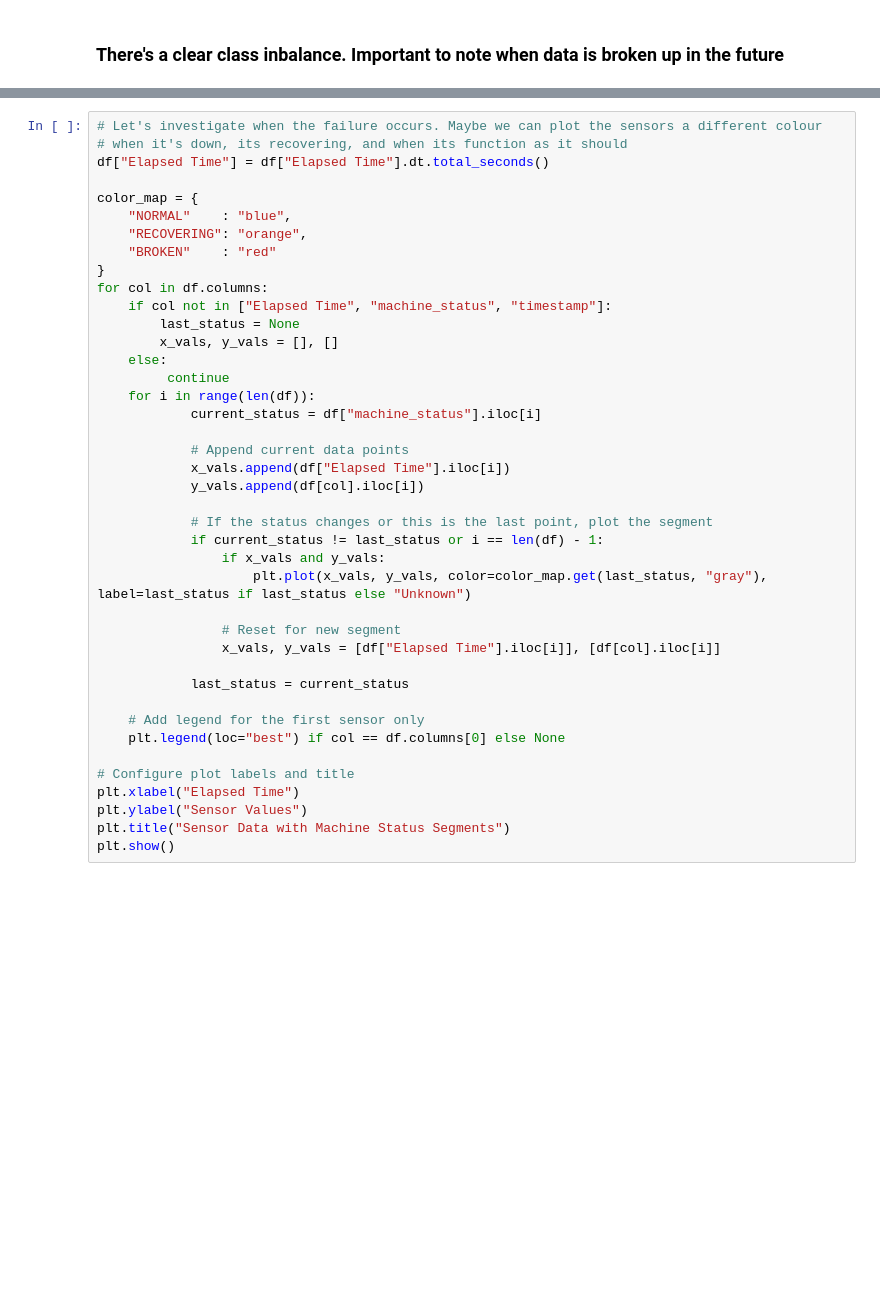
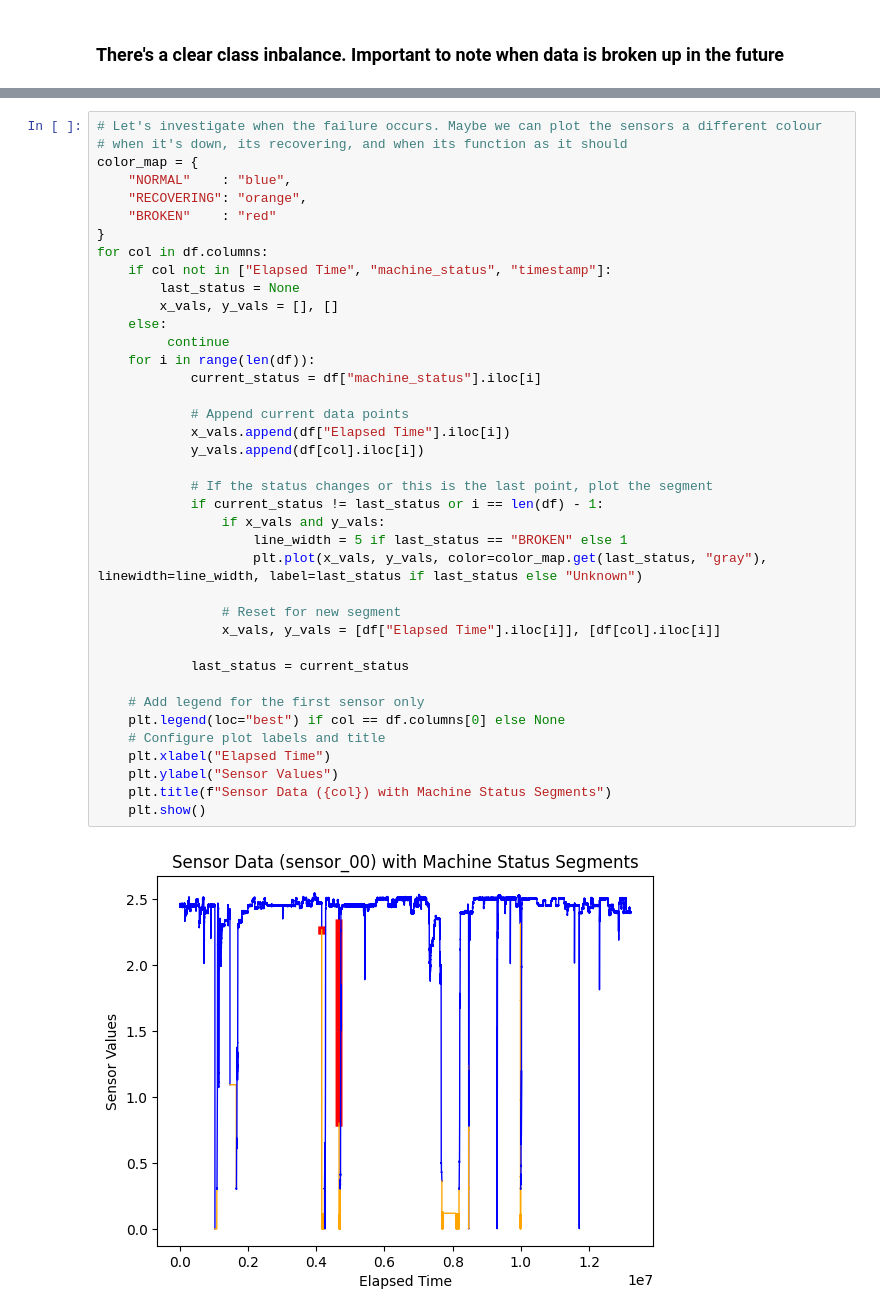
Before and after one commit to JaySachar/Predictive-Maintance, a Jupyter notebook: pump_sensor.ipynb, the cells around one changed output, grey strips where cells are left out. Drawn from its saved outputs; the diff is of its cells as text; blank space fills up the shorter version.

```diff
--- a/pump_sensor.ipynb
+++ b/pump_sensor.ipynb
@@ -60,42 +41,41 @@ df[df["machine_status"] == "BROKEN"]
 # %%
 # Let's investigate when the failure occurs. Maybe we can plot the sensors a different colour
 # when it's down, its recovering, and when its function as it should
-df["Elapsed Time"] = df["Elapsed Time"].dt.total_seconds()
-
 color_map = {
     "NORMAL"    : "blue",
     "RECOVERING": "orange",
     "BROKEN"    : "red"
 }
 for col in df.columns:
     if col not in ["Elapsed Time", "machine_status", "timestamp"]:
         last_status = None
         x_vals, y_vals = [], []
     else:
          continue
     for i in range(len(df)):
             current_status = df["machine_status"].iloc[i]
 
             # Append current data points
             x_vals.append(df["Elapsed Time"].iloc[i])
             y_vals.append(df[col].iloc[i])
 
             # If the status changes or this is the last point, plot the segment
             if current_status != last_status or i == len(df) - 1:
                 if x_vals and y_vals:
-                    plt.plot(x_vals, y_vals, color=color_map.get(last_status, "gray"), label=last_status if last_status else "Unknown")
+                    line_width = 5 if last_status == "BROKEN" else 1
+                    plt.plot(x_vals, y_vals, color=color_map.get(last_status, "gray"),  linewidth=line_width, label=last_status if last_status else "Unknown")
 
                 # Reset for new segment
                 x_vals, y_vals = [df["Elapsed Time"].iloc[i]], [df[col].iloc[i]]
 
             last_status = current_status
 
     # Add legend for the first sensor only
     plt.legend(loc="best") if col == df.columns[0] else None
-
-# Configure plot labels and title
-plt.xlabel("Elapsed Time")
-plt.ylabel("Sensor Values")
-plt.title("Sensor Data with Machine Status Segments")
-plt.show()
+    # Configure plot labels and title
+    plt.xlabel("Elapsed Time")
+    plt.ylabel("Sensor Values")
+    plt.title(f"Sensor Data ({col}) with Machine Status Segments")
+    plt.show()
 # %% [output]
+[figure, new version]
```
Also changed, not shown: parts of 11 cells of this notebook, 1 other file.
